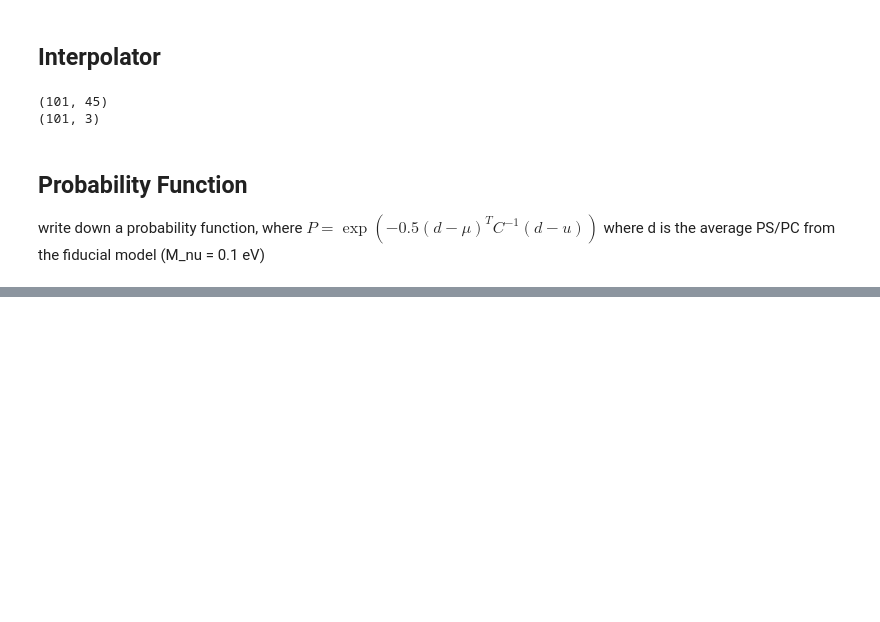
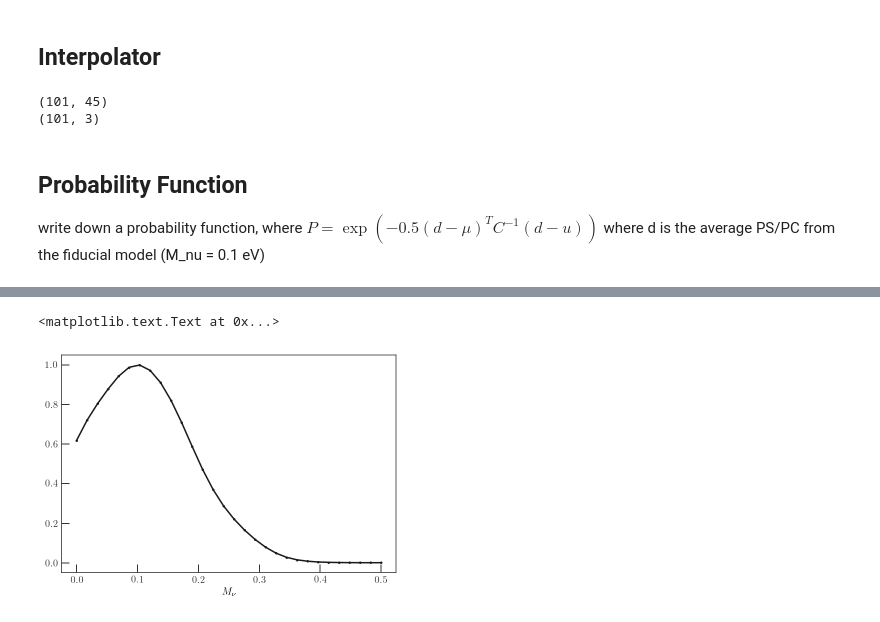
Before and after one commit to xzackli/neutrino_mpk, a Jupyter notebook: forecast.ipynb, the cells around one changed output, grey strips where cells are left out. Cells and saved outputs as stored; diff of their text form; code cells hidden in the pictures; blank space fills up the shorter version.

```diff
--- a/forecast.ipynb
+++ b/forecast.ipynb
@@ -146,10 +146,12 @@ interp = buildInterpolator(obsarr, params)
 write down a probability function, where $P=\exp(-0.5(d-\mu)^{T}C^{-1}(d-u))$
  where d is the average PS/PC from the fiducial model (M_nu = 0.1 eV)
 # %%
+invcov = np.linalg.inv(PS_cov)
+
 def P( mu ):
     mu = interp( mu )
     # NOTE: 45 here means refers to bins-5, since first 5 are bad
     mu = np.array(list(mu.tolist())).reshape(45,)
     d = obsarr[1]
-    return np.exp( -0.5 * np.dot( np.dot( (d - mu).T, \
-                                     np.linalg.inv(PS_cov) ), (d-mu) )  )
+    dm = d - mu
+    return np.exp( -0.5 * np.dot(dm.T,np.dot(invcov,dm)) )
@@ -187,0 +176,7 @@ plt.ylabel(r'$\Omega_m$');
+# %%
+test_range = np.linspace(0.0, 0.5, 30)
+plt.plot( test_range, [P( (p, 0.3, 2.1) ) for p in test_range] )
+plt.xlabel(r'$M_{\nu}$')
+# %% [output]
+<matplotlib.text.Text at 0x...>
+[figure, added]
```
Also changed, not shown: parts of 20 cells of this notebook.
